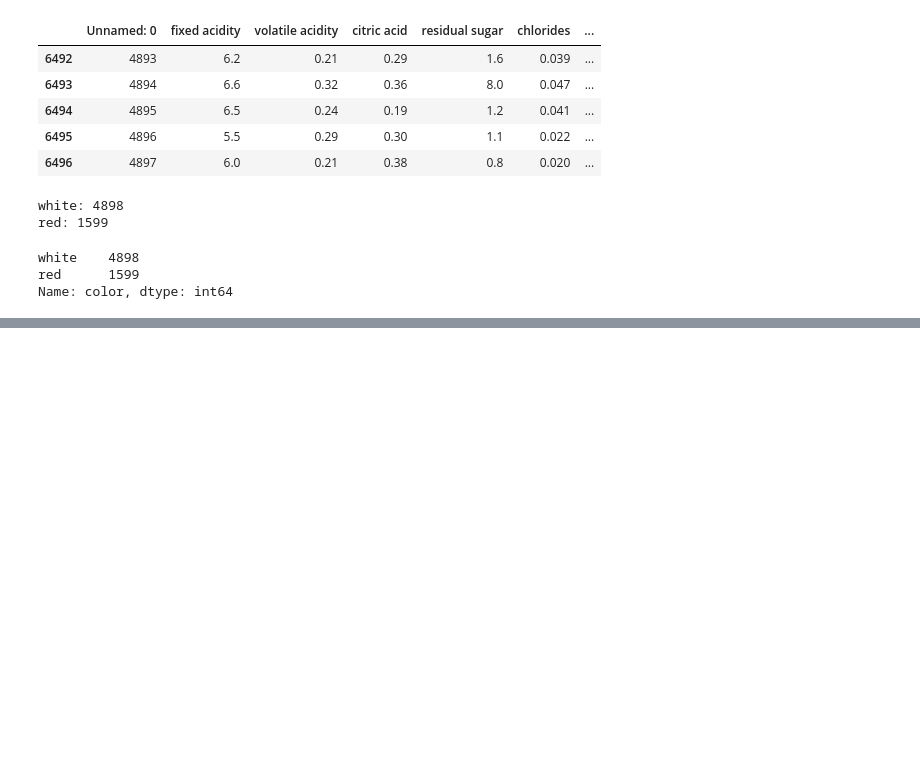
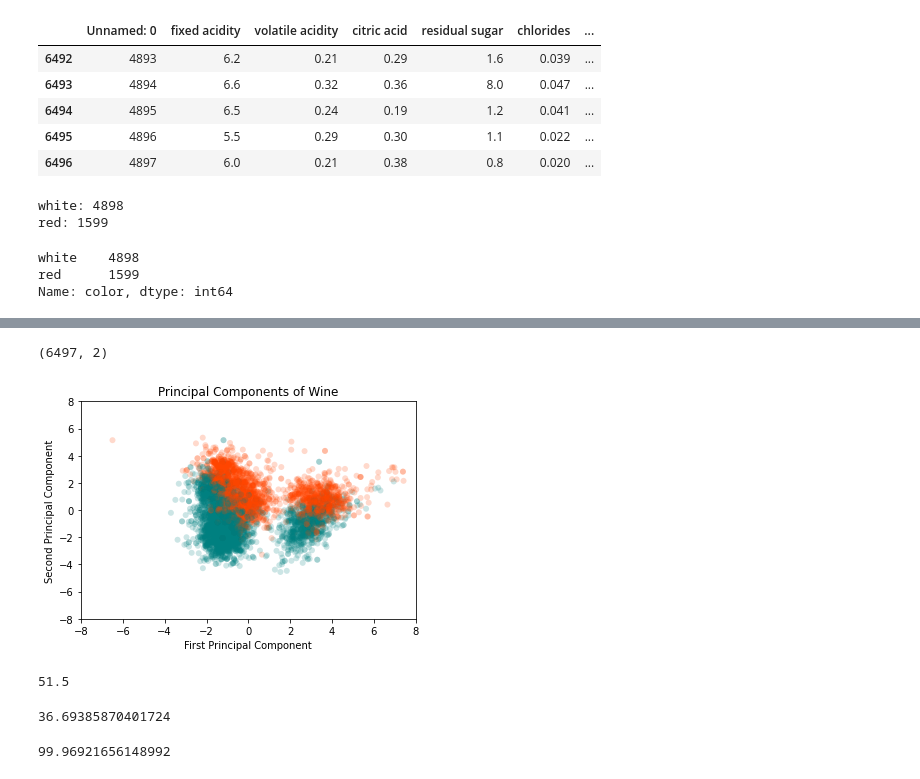
Before and after one commit to ashudva/Case_Studies, a Jupyter notebook: Wines/wine_classification.ipynb, the cells around one changed output, grey strips where cells are left out. Cells and saved outputs as stored; diff of their text form; code cells hidden in the pictures; blank space fills up the shorter version.

```diff
--- a/Wines/wine_classification.ipynb
+++ b/Wines/wine_classification.ipynb
@@ -74,0 +95,6 @@ df.tail()
+# %%
+# Normalization or scaling using sklearn
+from sklearn.preprocessing import scale
+scaled_data = scale(numerical_data)
+numeric_data = pd.DataFrame(scaled_data, columns=numerical_data.columns)
+numeric_data.head()
@@ -74,0 +108,55 @@ df.tail()
+# %%
+# Principal component analysis
+import sklearn.decomposition
+pca = sklearn.decomposition.PCA(n_components=2)
+principal_components = pca.fit_transform(numeric_data)
+principal_components.shape
+# %% [output]
+(6497, 2)
+# %%
+import matplotlib.pyplot as plt
+from matplotlib.colors import ListedColormap
+from matplotlib.backends.backend_pdf import PdfPages
+observation_colormap = ListedColormap(['orangered', 'teal'])
+x = principal_components[:, 0]
+y = principal_components[:, 1]
+
+fig = plt.figure()
+plt.title("Principal Components of Wine")
+plt.scatter(x, y, alpha=0.2,
+            c=df['high_quality'], cmap=observation_colormap, edgecolors='none')
+plt.xlim(-8, 8)
+plt.ylim(-8, 8)
+plt.xlabel("First Principal Component")
+plt.ylabel("Second Principal Component")
+plt.show()
+fig.savefig("pca_scatterplot.pdf")
+# %% [output]
+[figure, added]
+# %%
+# the seeds makes it possible that I get the same random numbers every time I run the code
+np.random.seed(1)
+
+x = np.random.randint(0, 2, 1000)
+y = np.random.randint(0 ,2, 1000)
+
+def accuracy(predictions, outcomes):
+    return 100 * np.mean(predictions == outcomes)
+
+accuracy(x,y)
+# %% [output]
+51.5
+# %%
+# if we predict every wine as low_quality
+accuracy(0, df.high_quality)
+# %% [output]
+36.69385870401724
+# %%
+# prediction using the sklearn
+from sklearn.neighbors import KNeighborsClassifier
+knn = KNeighborsClassifier(n_neighbors=5)
+knn.fit(numeric_data, df.high_quality)
+library_predictions = knn.predict(numeric_data)
+accuracy(library_predictions, df.high_quality)
+# %% [output]
+99.96921656148992
```
Also changed, not shown: parts of 12 cells of this notebook, 3 other files.
